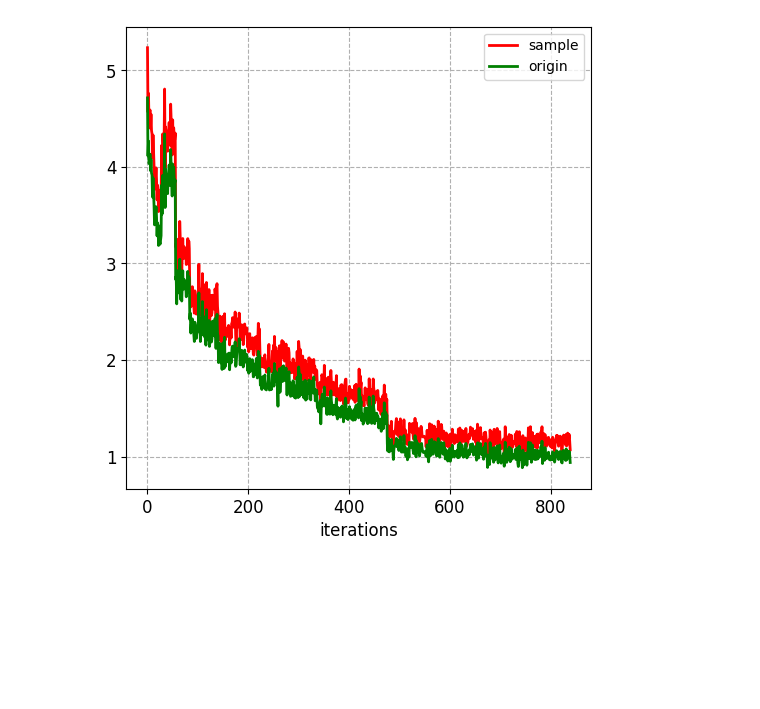
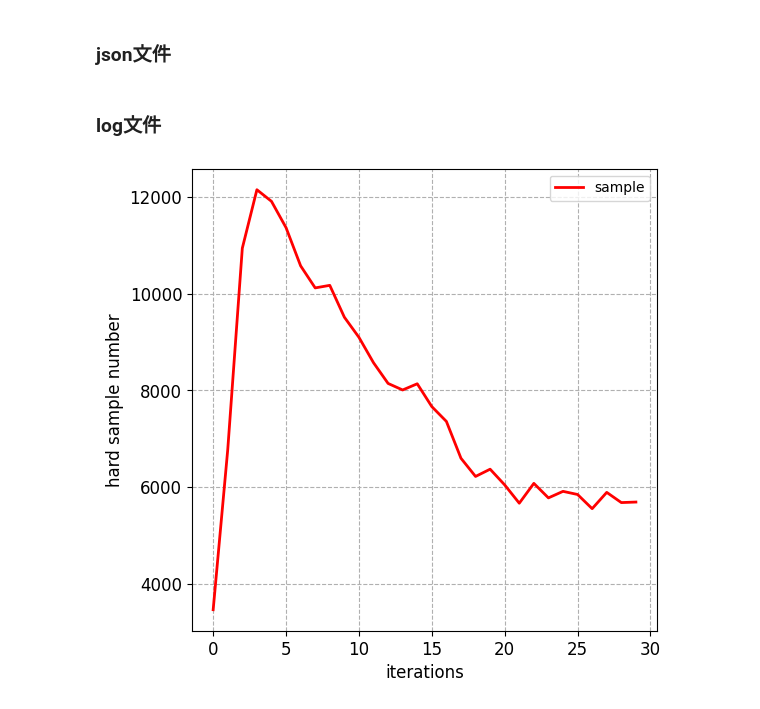
Before and after one commit to JackFlying/DNFNet_release, a Jupyter notebook: tools/visualize/vis_log.ipynb, the cells around one changed output. Saved outputs shown, nothing was run; the diff lists cells and outputs as text; code cells hidden in the pictures; blank space fills up the shorter version.

```diff
--- a/tools/visualize/vis_log.ipynb
+++ b/tools/visualize/vis_log.ipynb
@@ -1,3 +1,5 @@
+# %% [markdown]
+### json文件
 # %%
 import json
 import matplotlib.pyplot as plt
@@ -13,25 +15,53 @@ def get_hard_sample(file_dir, name):
             elements.append(dicts[name])
     return elements
 
-file_dir = '/home/linhuadong/DNFNet/jobs/prw_dnfnet2_max_iou_origin_cluster_sample/work_dirs/prw/20230305_222019.log.json'
-global_cluster_hard_loss_sample = get_hard_sample(file_dir, name='global_cluster_hard_loss_sample')
-global_cluster_hard_loss = get_hard_sample(file_dir, name='global_cluster_hard_loss')
+file_dir = '/home/linhuadong/DNFNet/jobs/prw_dnfnet2_nopart_uncertainty_centroid/work_dirs/prw/20230512_115423.log.json'
+global_cluster_hard_loss_sample = get_hard_sample(file_dir, name='uncertainty sample number')
 plt.figure(figsize=(6, 6), dpi=100)
 plt.grid(linestyle="--")  # 设置背景网格线为虚线
-
 plt.plot(range(len(global_cluster_hard_loss_sample)), global_cluster_hard_loss_sample, c='r', linewidth=2, label='sample')
-plt.plot(range(len(global_cluster_hard_loss)), global_cluster_hard_loss, c='g', linewidth=2, label='origin')
-
 plt.legend()
 
 plt.xticks(fontsize=12)  # 默认字体大小为10
 plt.yticks(fontsize=12)
 plt.xlabel("iterations", fontsize=12)
 # plt.ylabel("global_cluster_hard_loss_sample", fontsize=12)
-
 # plt.legend(loc=0, prop = {'size':12})
 # plt.savefig('./filename.jpg', format='jpg', bbox_inches='tight')  # 建议保存为svg格式,再用inkscape转为矢量图emf后插入word中
 # plt.savefig('./file/outliers.eps', dpi=100, format='eps', bbox_inches='tight', pad_inches=0)
 plt.show()
-# %% [output]
-[figure, removed]
+# %% [markdown]
+### log文件
+# %%
+import json
+import matplotlib.pyplot as plt
+from scipy.ndimage import gaussian_filter1d
+
+def get_hard_sample(file_dir, name):
+    f = open(file_dir, encoding="utf-8")
+    lines = f.readlines()      #读取全部内容 ，并以列表方式返回
+    elements = []
+    for line in lines:
+        if name in line:
+            element = line.split(":")[-1][1:]
+            elements.append(int(element))
+    return elements
+
+file_dir = '/home/linhuadong/DNFNet/jobs/prw_dnfnet2_nopart_uncertainty_centroid/work_dirs/prw/20230512_115423.log'
+global_cluster_hard_loss_sample = get_hard_sample(file_dir, name='uncertainty sample number')
+plt.figure(figsize=(6, 6), dpi=100)
+plt.grid(linestyle="--")  # 设置背景网格线为虚线
+plt.plot(range(len(global_cluster_hard_loss_sample)), global_cluster_hard_loss_sample, c='r', linewidth=2, label='sample')
+plt.legend()
+
+plt.xticks(fontsize=12)  # 默认字体大小为10
+plt.yticks(fontsize=12)
+plt.xlabel("iterations", fontsize=12)
+plt.ylabel("hard sample number", fontsize=12)
+
+# plt.legend(loc=0, prop = {'size':12})
+# plt.savefig('./filename.jpg', format='jpg', bbox_inches='tight')  # 建议保存为svg格式,再用inkscape转为矢量图emf后插入word中
+# plt.savefig('./file/outliers.eps', dpi=100, format='eps', bbox_inches='tight', pad_inches=0)
+plt.show()
+# %% [output]
+[figure, added]
```
Also changed, not shown: 5 other files.
